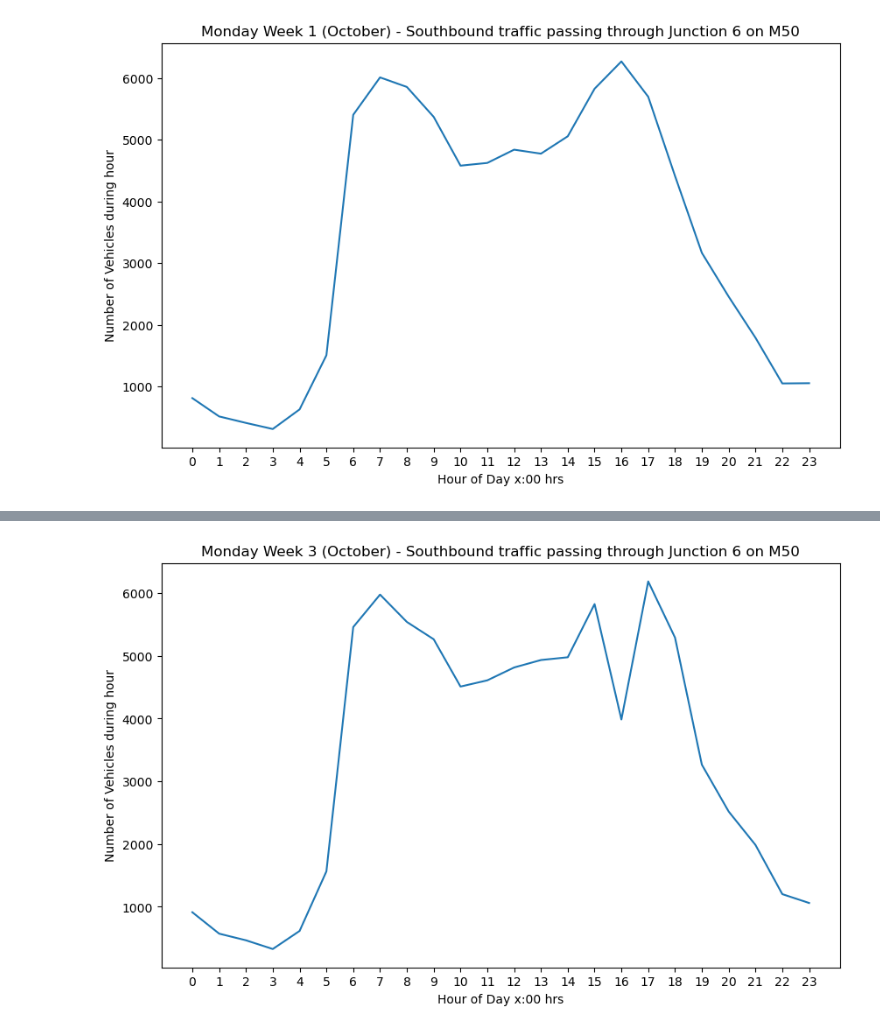
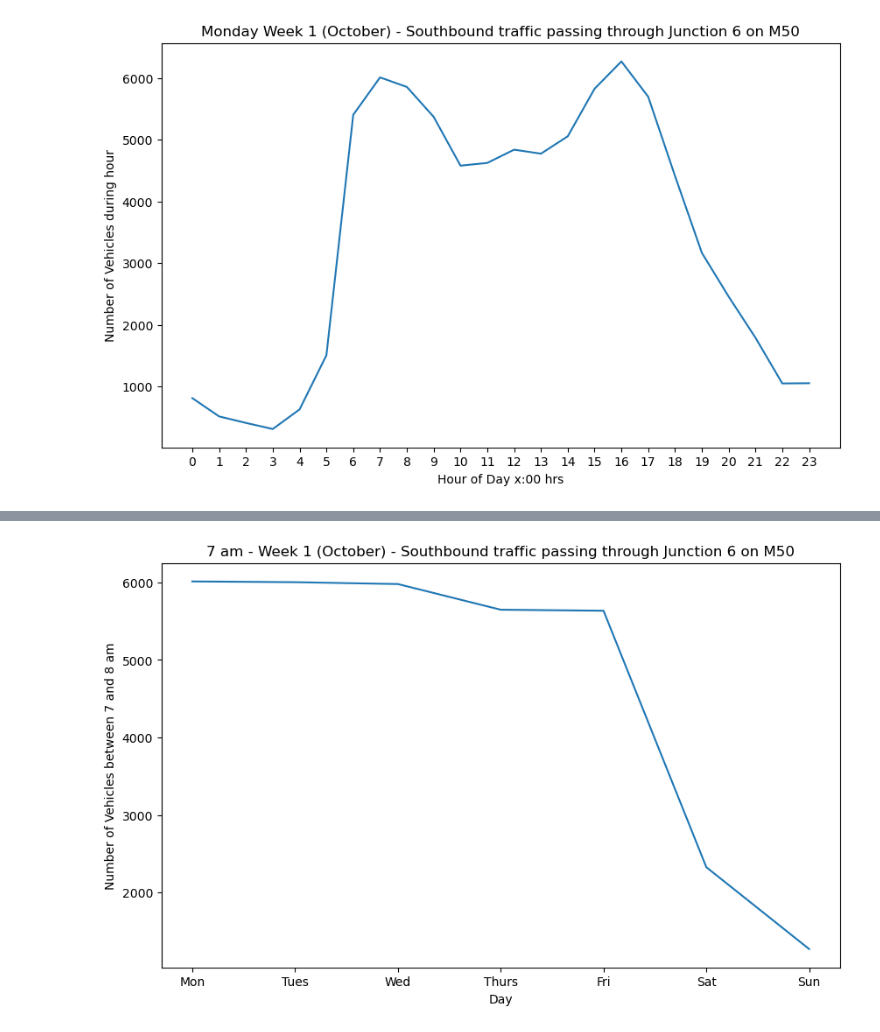
Before and after one commit to jmce22/pfda_project1, a Jupyter notebook: pfda_project1.ipynb, the cells around one changed output, grey strips where cells are left out. Cells and saved outputs as stored; diff of their text form; code cells hidden in the pictures.

```diff
--- a/pfda_project1.ipynb
+++ b/pfda_project1.ipynb
@@ -65,13 +264,12 @@ plt.show()
 # %%
-monday_wk3 = df.loc[(df['day'] == 'Mon') & (df['week'] == 3)]
+week1_7am = df.loc[(df['week'] == 1) & (df['hour'] == 7)]
 
 plt.figure(figsize=(10,6))
-plt.plot(monday_wk3['hour'], monday_wk3['southbound'])
-plt.xlabel('Hour of Day x:00 hrs')
-plt.xticks(np.arange(24))      # separate x-axis into intervals of 1 hour rather
-plt.ylabel('Number of Vehicles during hour')
-plt.title('Monday Week 3 (October) - Southbound traffic passing through Junction 6 on M50')
+plt.plot(week1_7am['day'], week1_7am['southbound'])
+plt.xlabel('Day')
+plt.ylabel('Number of Vehicles between 7 and 8 am')
+plt.title('7 am - Week 1 (October) - Southbound traffic passing through Junction 6 on M50')
 plt.show()
 # %% [output]
-[figure, old version]
+[figure, new version]
 # %%
```
Also changed, not shown: parts of 19 cells of this notebook.
